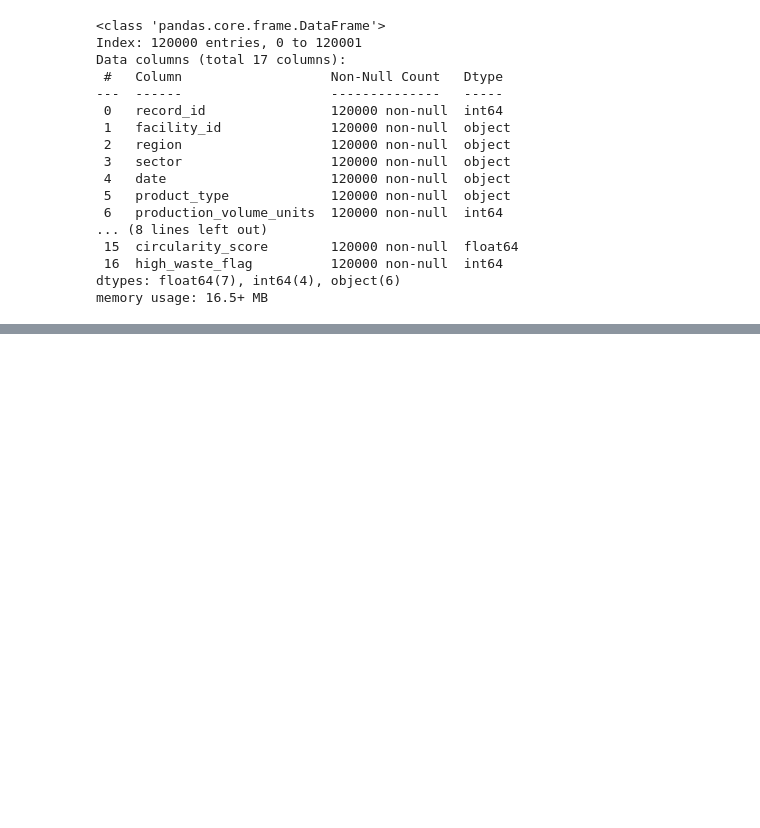
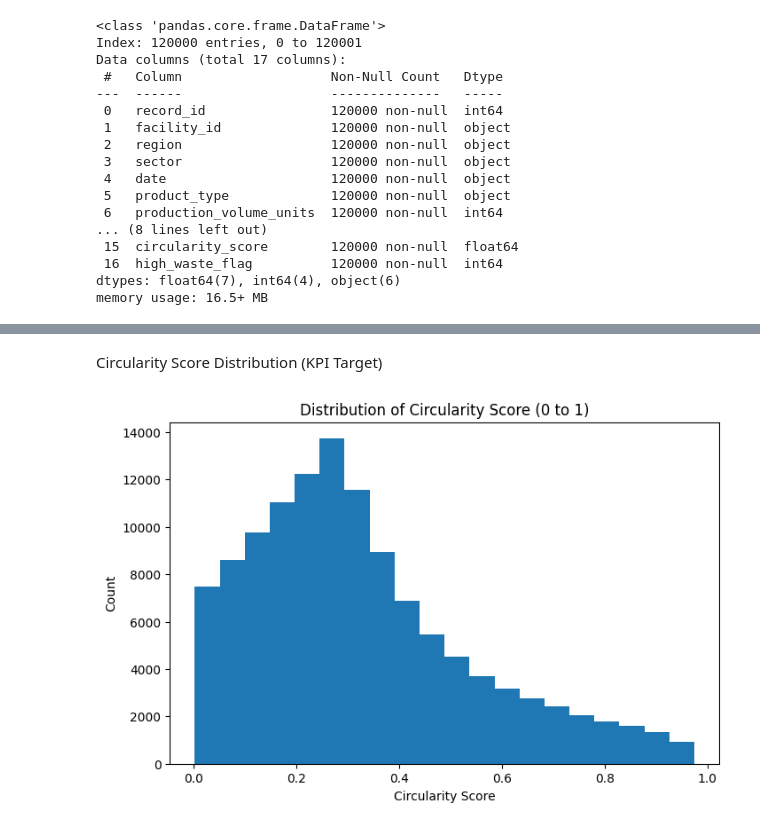
Before and after one commit to Alexander789400/AI-driven-Circular-Economy-Tracker, a Jupyter notebook: Circular_Economy.ipynb, the cells around one changed output, grey strips where cells are left out. Drawn from its saved outputs; the diff is of its cells as text; code cells hidden in the pictures; blank space fills up the shorter version.

```diff
--- a/Circular_Economy.ipynb
+++ b/Circular_Economy.ipynb
@@ -271,0 +308,11 @@ df.drop(columns=["date","record_id","facility_id"],axis=1,inplace=True)
+# %% [markdown]
+Circularity Score Distribution (KPI Target)
+# %%
+plt.figure(figsize=(8,5))
+plt.hist(df['circularity_score'], bins=20)
+plt.xlabel("Circularity Score")
+plt.ylabel("Count")
+plt.title("Distribution of Circularity Score (0 to 1)")
+plt.show()
+# %% [output]
+[figure, added]
```
Also changed, not shown: parts of 8 cells of this notebook.
